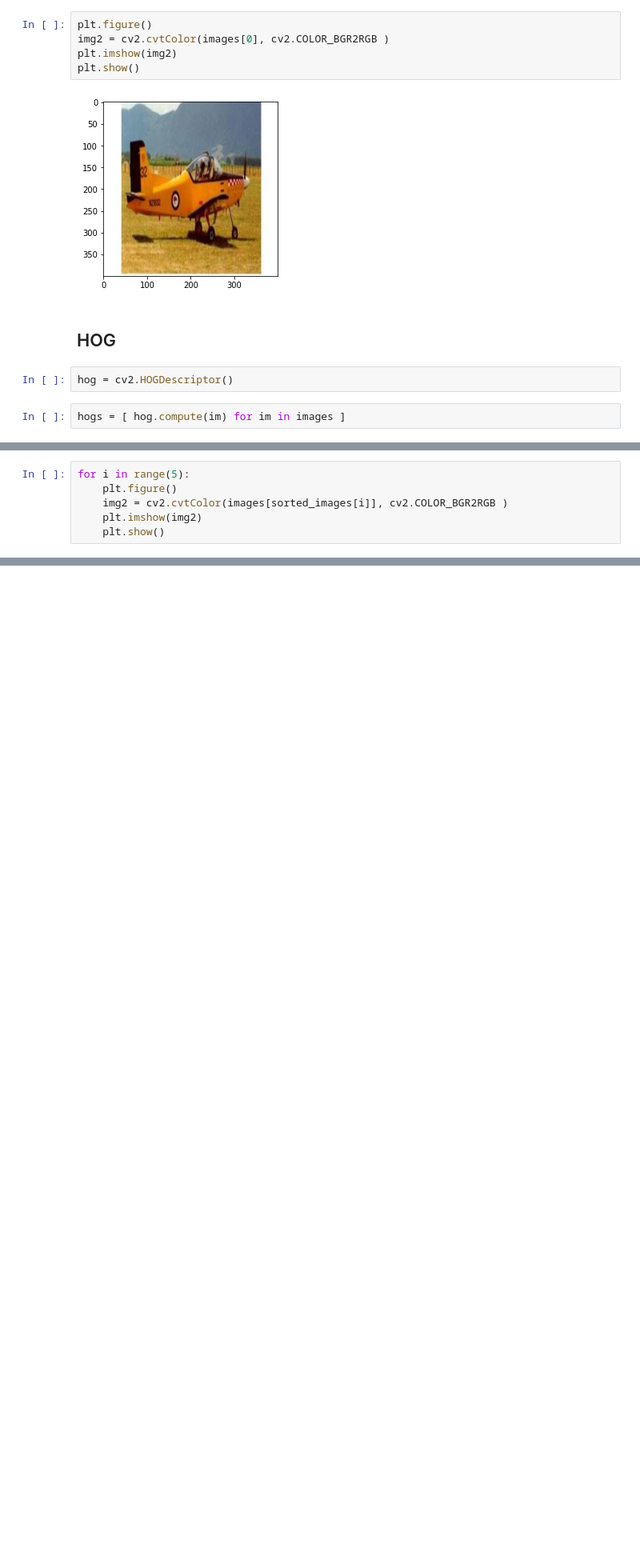
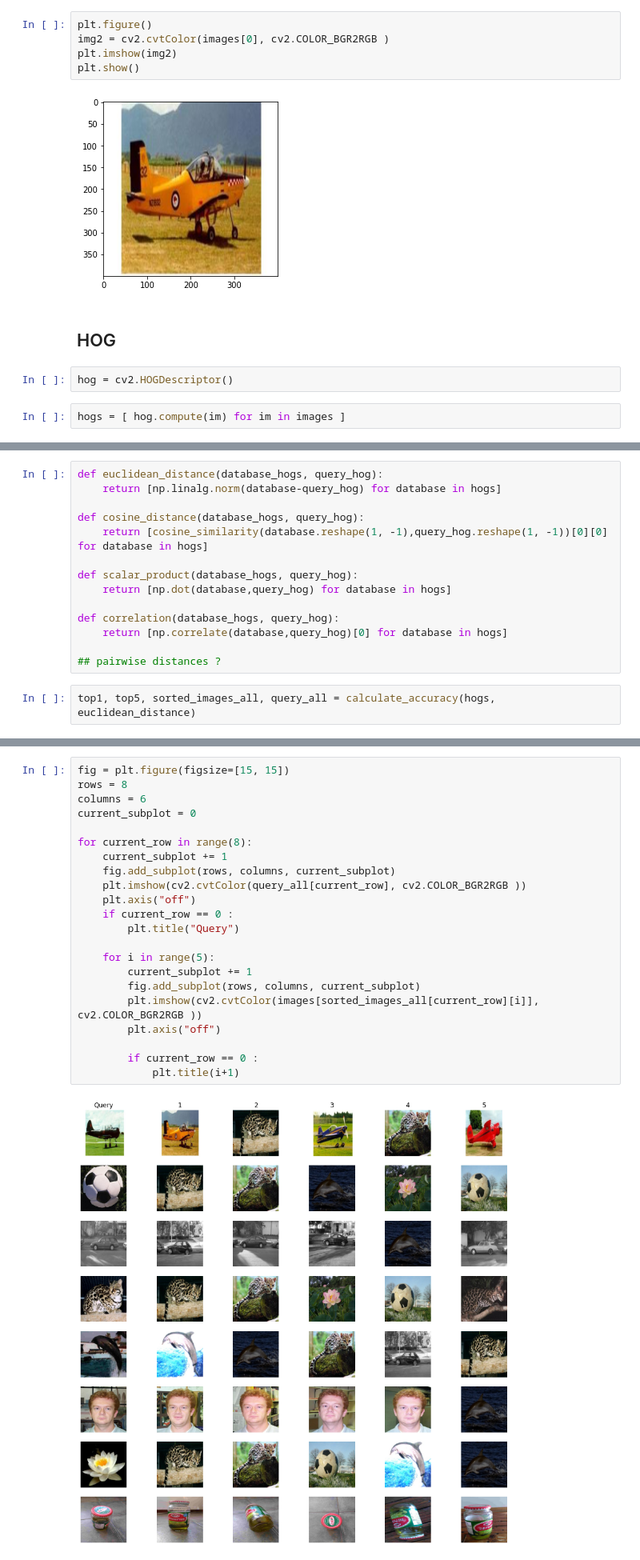
Before and after one commit to savoiepe/labs_computer_vision, a Jupyter notebook: TP1/TP1_code.ipynb, the cells around one changed output, grey strips where cells are left out. Shown at 80% size. Cells and saved outputs as stored; diff of their text form; blank space fills up the shorter version.

```diff
--- a/TP1/TP1_code.ipynb
+++ b/TP1/TP1_code.ipynb
@@ -58,6 +26,0 @@ plt.show()
-# %%
-for i in range(5):
-    plt.figure()
-    img2 = cv2.cvtColor(images[sorted_images[i]], cv2.COLOR_BGR2RGB )
-    plt.imshow(img2)
-    plt.show()
@@ -69,0 +56,16 @@ for i in range(5):
+# %%
+def euclidean_distance(database_hogs, query_hog):
+    return [np.linalg.norm(database-query_hog) for database in hogs]
+
+def cosine_distance(database_hogs, query_hog):
+    return [cosine_similarity(database.reshape(1, -1),query_hog.reshape(1, -1))[0][0] for database in hogs]
+
+def scalar_product(database_hogs, query_hog):
+    return [np.dot(database,query_hog) for database in hogs]
+
+def correlation(database_hogs, query_hog):
+    return [np.correlate(database,query_hog)[0] for database in hogs]
+
+## pairwise distances ?
+# %%
+top1, top5, sorted_images_all, query_all = calculate_accuracy(hogs, euclidean_distance)
@@ -69,0 +78,24 @@ for i in range(5):
+# %%
+fig = plt.figure(figsize=[15, 15])
+rows = 8
+columns = 6
+current_subplot = 0
+
+for current_row in range(8):
+    current_subplot += 1
+    fig.add_subplot(rows, columns, current_subplot)
+    plt.imshow(cv2.cvtColor(query_all[current_row], cv2.COLOR_BGR2RGB ))
+    plt.axis("off")
+    if current_row == 0 :
+        plt.title("Query")
+
+    for i in range(5):
+        current_subplot += 1
+        fig.add_subplot(rows, columns, current_subplot)
+        plt.imshow(cv2.cvtColor(images[sorted_images_all[current_row][i]], cv2.COLOR_BGR2RGB ))
+        plt.axis("off")
+
+        if current_row == 0 :
+            plt.title(i+1)
+# %% [output]
+[figure, added]
```
Also changed, not shown: parts of 17 cells of this notebook.
